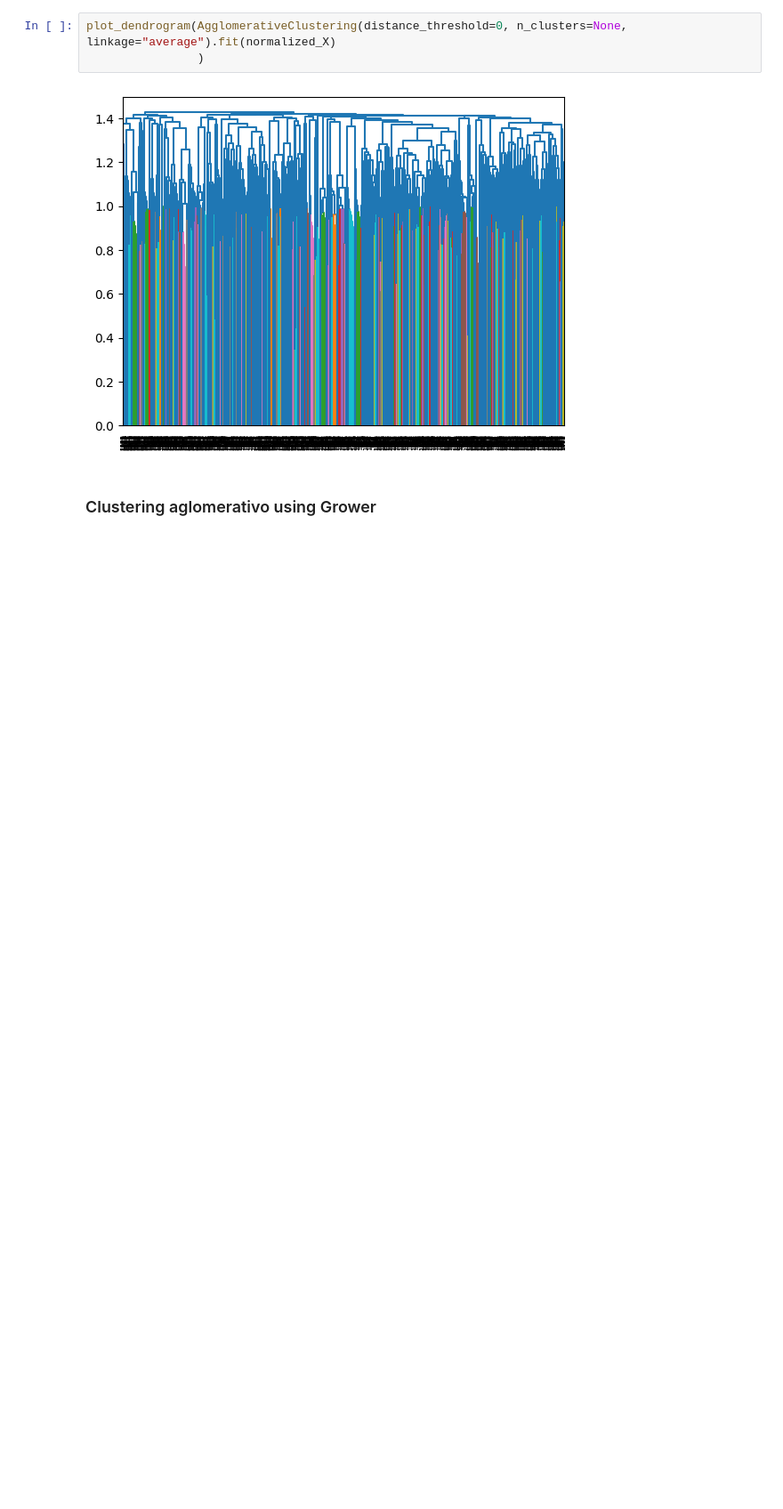
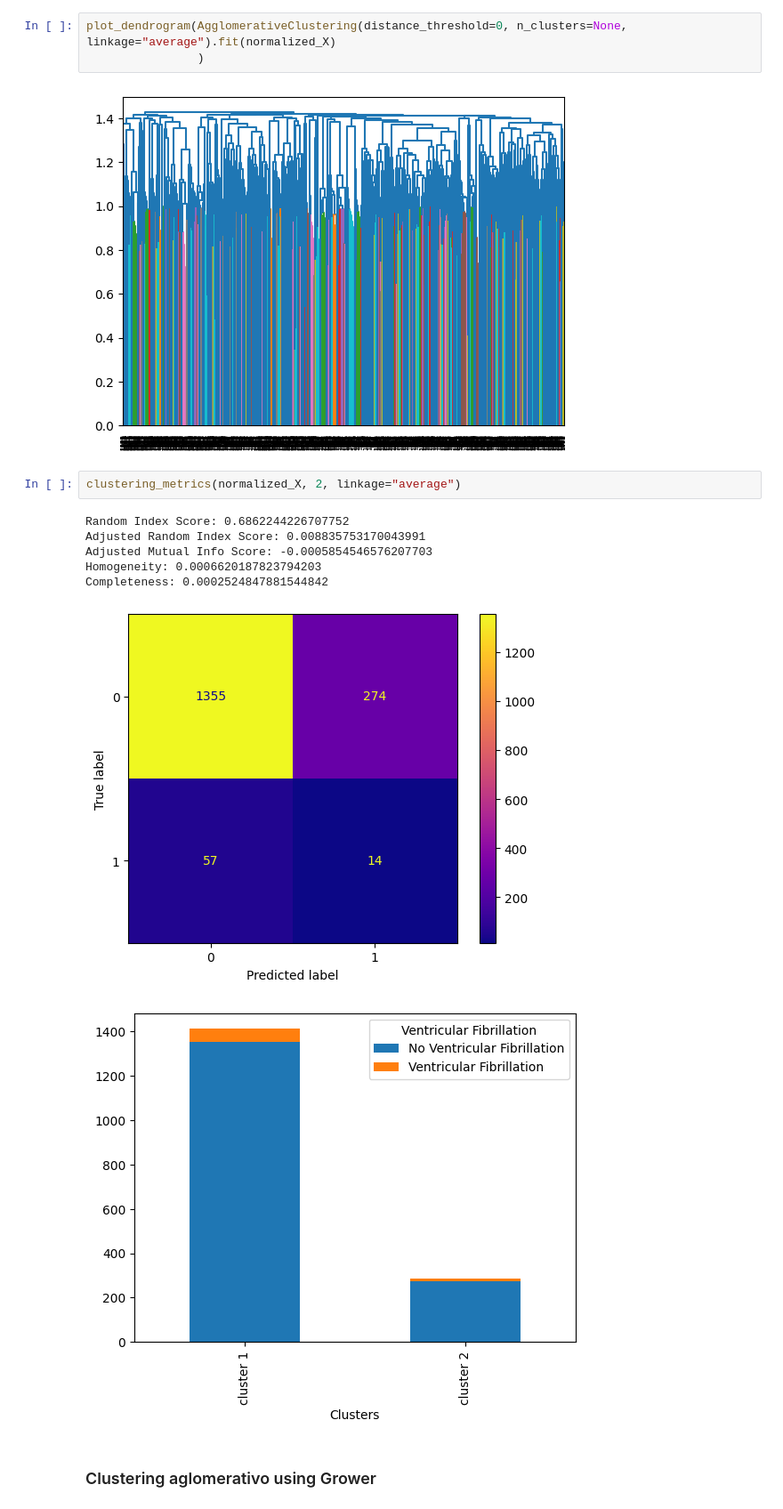
Before and after one commit to nunopcfmarques/Projeto-MEDM, a Jupyter notebook: Métodos_Hierárquicos.ipynb, the cells around one changed output. Shown at 89% size. Drawn from its saved outputs; the diff is of its cells as text; blank space fills up the shorter version.

```diff
--- a/Métodos_Hierárquicos.ipynb
+++ b/Métodos_Hierárquicos.ipynb
@@ -201,6 +255,16 @@ plot_dendrogram(AgglomerativeClustering(distance_threshold=0, n_clusters=None, l
                 )
 # %% [output]
 [figure]
+# %%
+clustering_metrics(normalized_X, 2, linkage="average")
+# %% [output]
+Random Index Score: 0.6862244226707752
+Adjusted Random Index Score: 0.008835753170043991
+Adjusted Mutual Info Score: -0.0005854546576207703
+Homogeneity: 0.0006620187823794203
+Completeness: 0.0002524847881544842
+[figure, added]
+[figure, added]
 # %% [markdown]
 ### Clustering aglomerativo using Grower
 # %%
```
Also changed, not shown: parts of 19 cells of this notebook, 1 other file.
